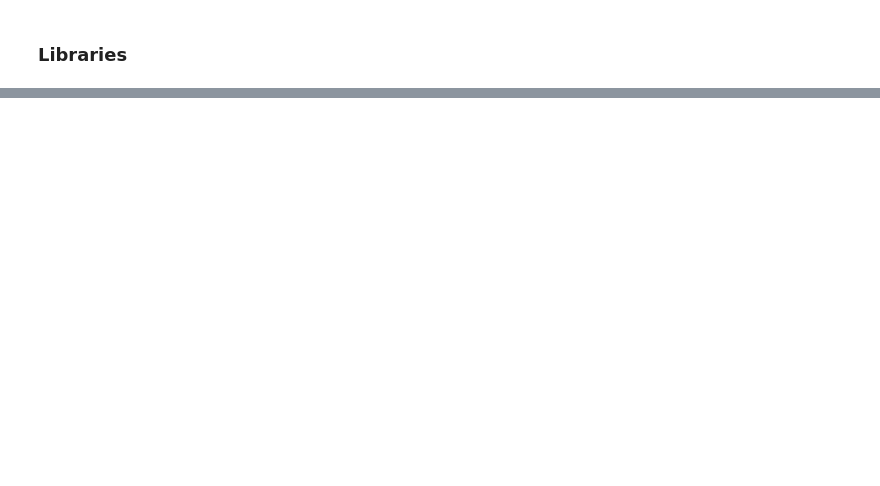
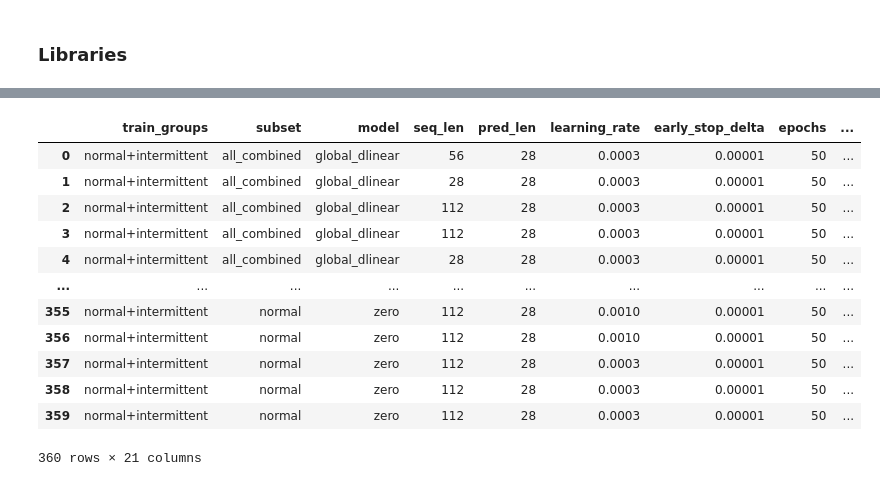
Before and after one commit to Francisco-data/Capstone, a Jupyter notebook: notebooks/dlinear_covariates.ipynb, the cells around one changed output, grey strips where cells are left out. Saved outputs shown, nothing was run; the diff lists cells and outputs as text; code cells hidden in the pictures; blank space fills up the shorter version.

```diff
--- a/notebooks/dlinear_covariates.ipynb
+++ b/notebooks/dlinear_covariates.ipynb
@@ -548,0 +329,30 @@ Error:
+# %%
+def calculate_metrics(pred_sales, actual_sales, zero_tresh=0.5):
+    mae = np.mean(np.abs(pred_sales - actual_sales))                                            # sum(abs(y_hat - y)) / n
+    rmse = np.sqrt(np.mean((pred_sales - actual_sales) ** 2))                                   # sqrt(  sum((y_hat - y)^2) / n  )
+    wape = np.sum(np.abs(pred_sales - actual_sales)) / (np.sum(np.abs(actual_sales)) + 1e-8)    #  sum(abs(y_hat - y))   /   sum(abs(y))
+
+    actual_zero = actual_sales == 0
+    predicted_zero = pred_sales < zero_tresh
+
+    true_positive = np.sum(predicted_zero & actual_zero)
+    false_positive = np.sum(predicted_zero & ~actual_zero)
+    false_negative = np.sum(~predicted_zero & actual_zero)
+
+    zero_precision = true_positive / (true_positive + false_positive + 1e-8)    # tp / (tp + fp)
+    zero_recall = true_positive / (true_positive + false_negative + 1e-8)       # tp / (tp + fn)
+    zero_f1 = (
+        2 * zero_precision * zero_recall
+        / (zero_precision + zero_recall + 1e-8)
+    )                                                                           # 2*P*R / (P + R)
+
+
+    return {
+        "mae": float(mae),
+        "rmse": float(rmse),
+        "wape": float(wape),
+        "zero_precision": float(zero_precision),
+        "zero_recall": float(zero_recall),
+        "zero_f1": float(zero_f1)
+
+    }
@@ -548,0 +689,19 @@ Error:
+# %%
+results_df.sort_values(
+    ["subset", "wape"],
+    ascending=[True, True],
+).reset_index(drop=True)
+# %% [output]
+|  | train_groups | subset | model | seq_len | pred_len | learning_rate | early_stop_delta | epochs | ... |
+| 0 | normal+intermittent | all_combined | global_dlinear | 56 | 28 | 0.0003 | 0.00001 | 50 | ... |
+| 1 | normal+intermittent | all_combined | global_dlinear | 28 | 28 | 0.0003 | 0.00001 | 50 | ... |
+| 2 | normal+intermittent | all_combined | global_dlinear | 112 | 28 | 0.0003 | 0.00001 | 50 | ... |
+| 3 | normal+intermittent | all_combined | global_dlinear | 112 | 28 | 0.0003 | 0.00001 | 50 | ... |
+| 4 | normal+intermittent | all_combined | global_dlinear | 28 | 28 | 0.0003 | 0.00001 | 50 | ... |
+| ... | ... | ... | ... | ... | ... | ... | ... | ... | ... |
+| 355 | normal+intermittent | normal | zero | 112 | 28 | 0.0010 | 0.00001 | 50 | ... |
+| 356 | normal+intermittent | normal | zero | 112 | 28 | 0.0010 | 0.00001 | 50 | ... |
+| 357 | normal+intermittent | normal | zero | 112 | 28 | 0.0003 | 0.00001 | 50 | ... |
+| 358 | normal+intermittent | normal | zero | 112 | 28 | 0.0003 | 0.00001 | 50 | ... |
+| 359 | normal+intermittent | normal | zero | 112 | 28 | 0.0003 | 0.00001 | 50 | ... |
+360 rows × 21 columns
```
Also changed, not shown: parts of 59 cells of this notebook, 3 other files.
